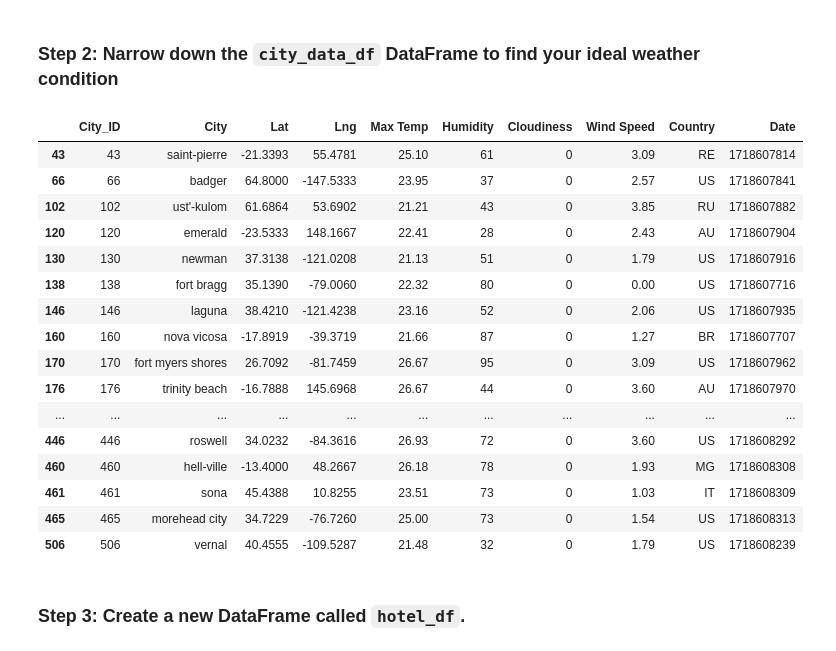
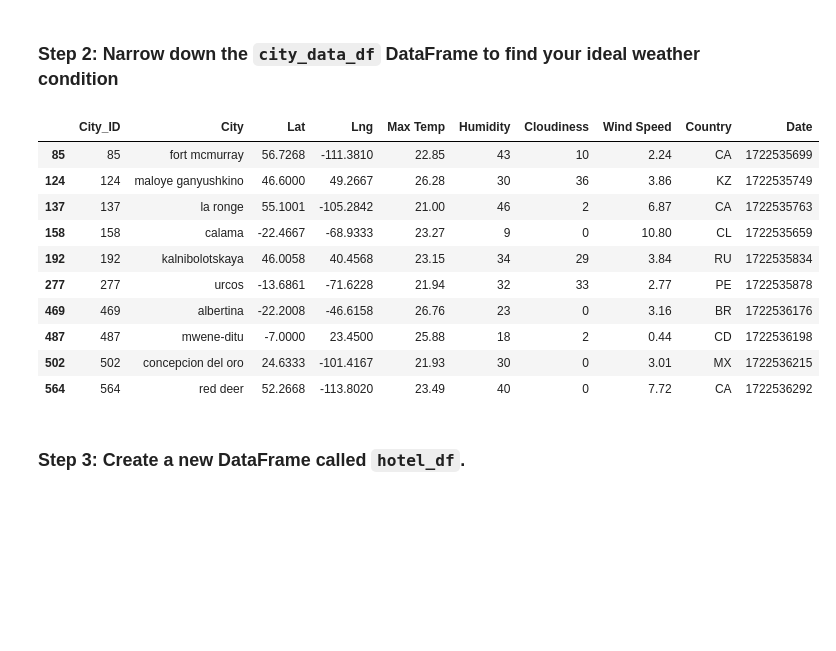
Before and after one commit to Birdy173/Python-API, a Jupyter notebook: VacationPy.ipynb, the cells around one changed output. Drawn from its saved outputs; the diff is of its cells as text; code cells hidden in the pictures; blank space fills up the shorter version.

```diff
--- a/VacationPy.ipynb
+++ b/VacationPy.ipynb
@@ -55,31 +56,28 @@ map_plot
 ### Step 2: Narrow down the `city_data_df` DataFrame to find your ideal weather condition
 # %%
 # Narrow down cities that fit criteria and drop any results with null values
-# YOUR CODE HERE
-
+ideal_weather_df = city_data_df[
+    (city_data_df["Max Temp"] >= 21) & (city_data_df["Max Temp"] < 27) &
+    (city_data_df["Humidity"] < 50) &
+    (city_data_df["Cloudiness"] < 45)
+]
 # Drop any rows with null values
-# YOUR CODE HERE
-
+ideal_weather_df = ideal_weather_df.dropna()
+;
 # Display sample data
-# YOUR CODE HERE
+ideal_weather_df
 # %% [output]
 |  | City_ID | City | Lat | Lng | Max Temp | Humidity | Cloudiness | Wind Speed | Country | Date |
-| 43 | 43 | saint-pierre | -21.3393 | 55.4781 | 25.10 | 61 | 0 | 3.09 | RE | 1718607814 |
-| 66 | 66 | badger | 64.8000 | -147.5333 | 23.95 | 37 | 0 | 2.57 | US | 1718607841 |
-| 102 | 102 | ust'-kulom | 61.6864 | 53.6902 | 21.21 | 43 | 0 | 3.85 | RU | 1718607882 |
-| 120 | 120 | emerald | -23.5333 | 148.1667 | 22.41 | 28 | 0 | 2.43 | AU | 1718607904 |
-| 130 | 130 | newman | 37.3138 | -121.0208 | 21.13 | 51 | 0 | 1.79 | US | 1718607916 |
-| 138 | 138 | fort bragg | 35.1390 | -79.0060 | 22.32 | 80 | 0 | 0.00 | US | 1718607716 |
-| 146 | 146 | laguna | 38.4210 | -121.4238 | 23.16 | 52 | 0 | 2.06 | US | 1718607935 |
-| 160 | 160 | nova vicosa | -17.8919 | -39.3719 | 21.66 | 87 | 0 | 1.27 | BR | 1718607707 |
-| 170 | 170 | fort myers shores | 26.7092 | -81.7459 | 26.67 | 95 | 0 | 3.09 | US | 1718607962 |
-| 176 | 176 | trinity beach | -16.7888 | 145.6968 | 26.67 | 44 | 0 | 3.60 | AU | 1718607970 |
-| ... | ... | ... | ... | ... | ... | ... | ... | ... | ... | ... |
-| 446 | 446 | roswell | 34.0232 | -84.3616 | 26.93 | 72 | 0 | 3.60 | US | 1718608292 |
-| 460 | 460 | hell-ville | -13.4000 | 48.2667 | 26.18 | 78 | 0 | 1.93 | MG | 1718608308 |
-| 461 | 461 | sona | 45.4388 | 10.8255 | 23.51 | 73 | 0 | 1.03 | IT | 1718608309 |
-| 465 | 465 | morehead city | 34.7229 | -76.7260 | 25.00 | 73 | 0 | 1.54 | US | 1718608313 |
-| 506 | 506 | vernal | 40.4555 | -109.5287 | 21.48 | 32 | 0 | 1.79 | US | 1718608239 |
+| 85 | 85 | fort mcmurray | 56.7268 | -111.3810 | 22.85 | 43 | 10 | 2.24 | CA | 1722535699 |
+| 124 | 124 | maloye ganyushkino | 46.6000 | 49.2667 | 26.28 | 30 | 36 | 3.86 | KZ | 1722535749 |
+| 137 | 137 | la ronge | 55.1001 | -105.2842 | 21.00 | 46 | 2 | 6.87 | CA | 1722535763 |
+| 158 | 158 | calama | -22.4667 | -68.9333 | 23.27 | 9 | 0 | 10.80 | CL | 1722535659 |
+| 192 | 192 | kalnibolotskaya | 46.0058 | 40.4568 | 23.15 | 34 | 29 | 3.84 | RU | 1722535834 |
+| 277 | 277 | urcos | -13.6861 | -71.6228 | 21.94 | 32 | 33 | 2.77 | PE | 1722535878 |
+| 469 | 469 | albertina | -22.2008 | -46.6158 | 26.76 | 23 | 0 | 3.16 | BR | 1722536176 |
+| 487 | 487 | mwene-ditu | -7.0000 | 23.4500 | 25.88 | 18 | 2 | 0.44 | CD | 1722536198 |
+| 502 | 502 | concepcion del oro | 24.6333 | -101.4167 | 21.93 | 30 | 0 | 3.01 | MX | 1722536215 |
+| 564 | 564 | red deer | 52.2668 | -113.8020 | 23.49 | 40 | 0 | 7.72 | CA | 1722536292 |
 # %% [markdown]
 ### Step 3: Create a new DataFrame called `hotel_df`.
 # %%
```
Also changed, not shown: parts of 6 cells of this notebook.
